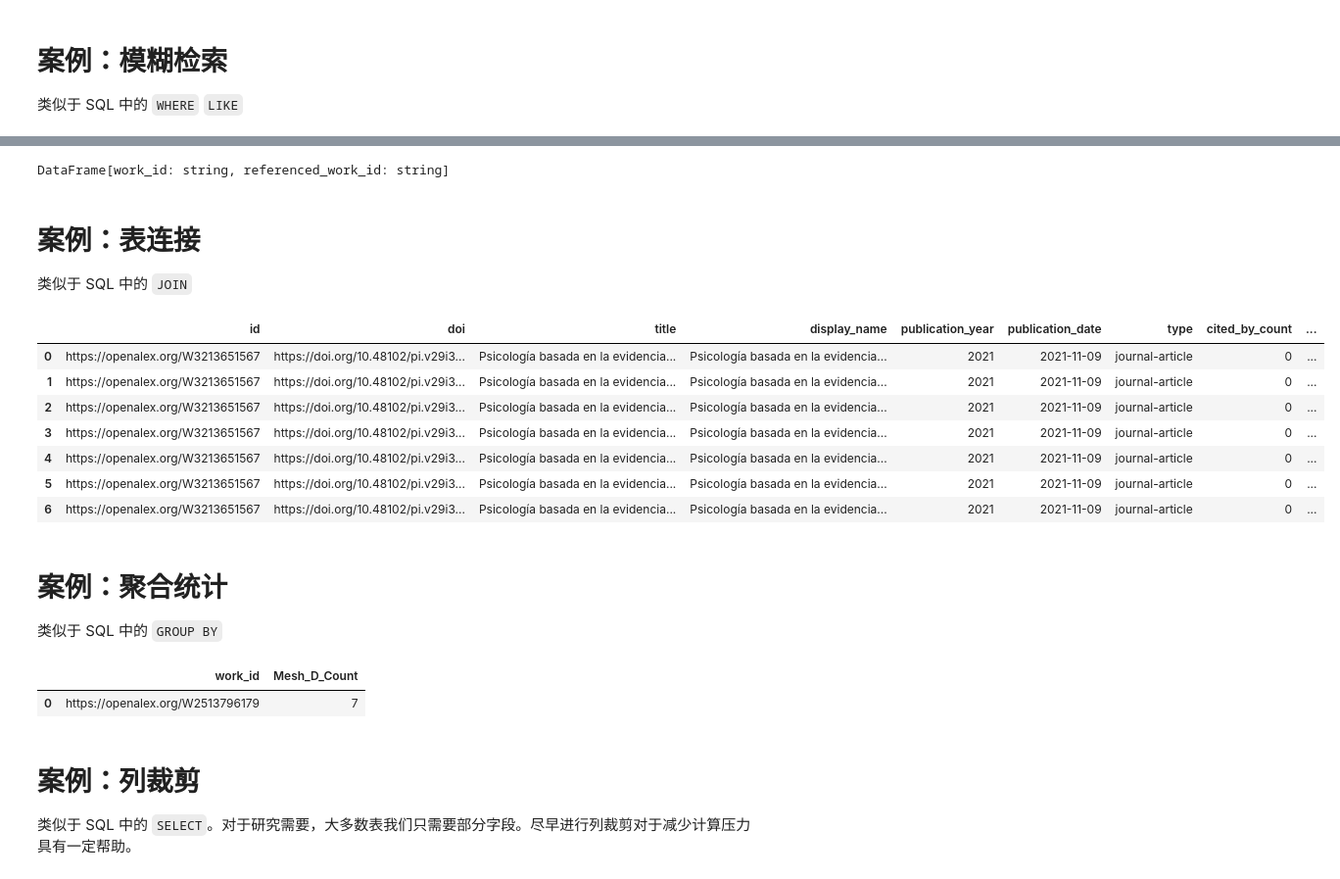
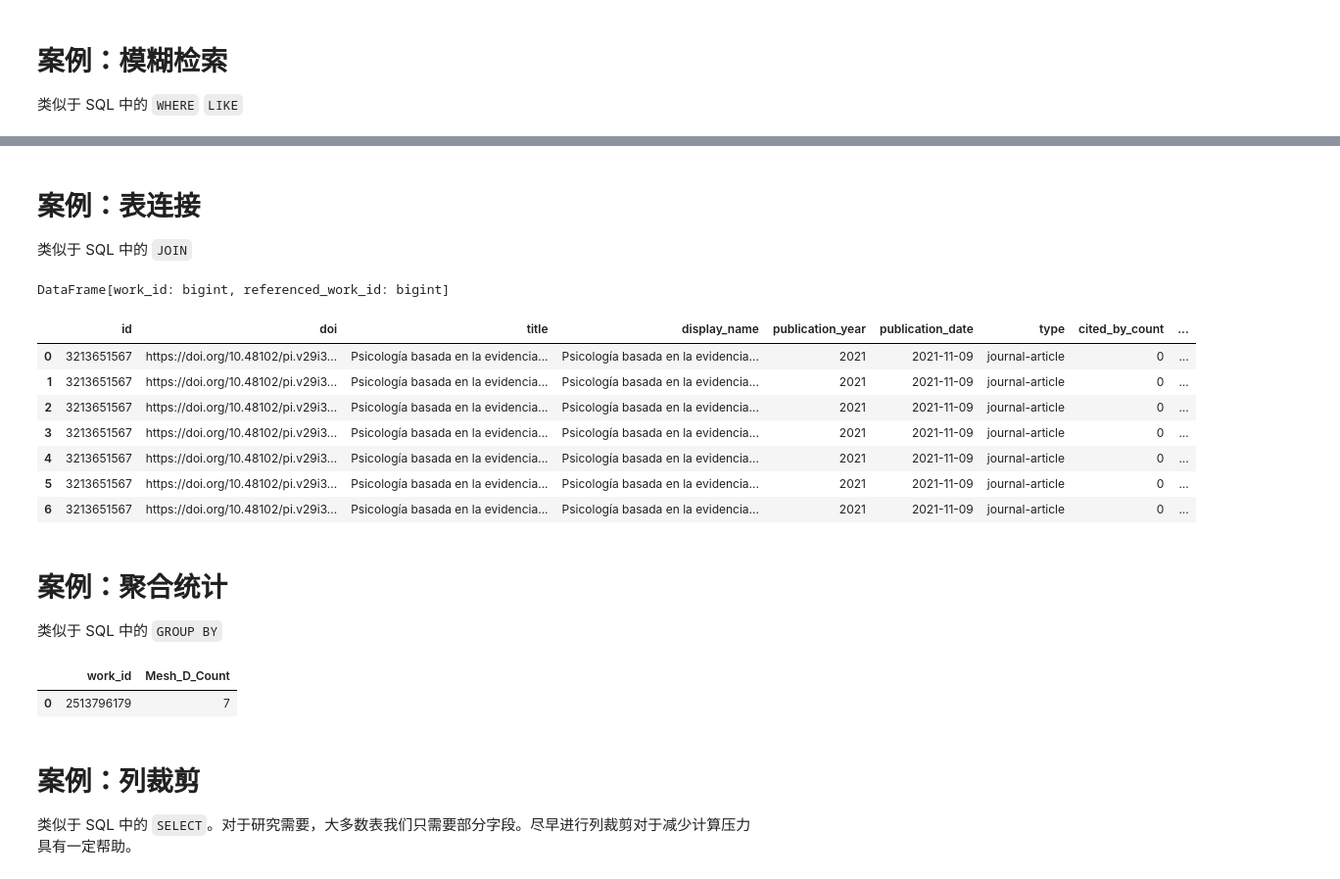
Before and after one commit to whuscity/pySparkDemo_OpenAlex, a Jupyter notebook: OpenAlexSparkTutorial.ipynb, the cells around one changed output, grey strips where cells are left out. Shown at 98% size. Cells and saved outputs as stored; diff of their text form; code cells hidden in the pictures.

```diff
--- a/OpenAlexSparkTutorial.ipynb
+++ b/OpenAlexSparkTutorial.ipynb
@@ -60,32 +62,32 @@ works
-# %%
-WorksReferencedWorks
-# %% [output]
-DataFrame[work_id: string, referenced_work_id: string]
 # %% [markdown]
 # 案例：表连接
 类似于 SQL 中的 `JOIN`
+# %%
+WorksReferencedWorks
+# %% [output]
+DataFrame[work_id: bigint, referenced_work_id: bigint]
 # %%
 # 查找文献x的前10篇引文
-selected_citations = Works.filter(Works.id=='https://openalex.org/W3213651567').join(
+selected_citations = Works.filter(Works.id==3213651567).join(
     WorksReferencedWorks, # 第一个参数：连接的表
     Works.id == WorksReferencedWorks.work_id, # 第二个参数：连接依据，where
     how = 'inner') # 第三个参数：连接方式，这里为 inner join
 selected_citations.limit(10).toPandas() # 如果没有调用 toPandas()、show()等，变量仅保留计算图，并未实际开始计算
 # %% [output]
 |  | id | doi | title | display_name | publication_year | publication_date | type | cited_by_count | ... |
-| 0 | https://openalex.org/W3213651567 | https://doi.org/10.48102/pi.v29i3... | Psicología basada en la evidencia... | Psicología basada en la evidencia... | 2021 | 2021-11-09 | journal-article | 0 | ... |
-| 1 | https://openalex.org/W3213651567 | https://doi.org/10.48102/pi.v29i3... | Psicología basada en la evidencia... | Psicología basada en la evidencia... | 2021 | 2021-11-09 | journal-article | 0 | ... |
-| 2 | https://openalex.org/W3213651567 | https://doi.org/10.48102/pi.v29i3... | Psicología basada en la evidencia... | Psicología basada en la evidencia... | 2021 | 2021-11-09 | journal-article | 0 | ... |
-| 3 | https://openalex.org/W3213651567 | https://doi.org/10.48102/pi.v29i3... | Psicología basada en la evidencia... | Psicología basada en la evidencia... | 2021 | 2021-11-09 | journal-article | 0 | ... |
-| 4 | https://openalex.org/W3213651567 | https://doi.org/10.48102/pi.v29i3... | Psicología basada en la evidencia... | Psicología basada en la evidencia... | 2021 | 2021-11-09 | journal-article | 0 | ... |
-| 5 | https://openalex.org/W3213651567 | https://doi.org/10.48102/pi.v29i3... | Psicología basada en la evidencia... | Psicología basada en la evidencia... | 2021 | 2021-11-09 | journal-article | 0 | ... |
-| 6 | https://openalex.org/W3213651567 | https://doi.org/10.48102/pi.v29i3... | Psicología basada en la evidencia... | Psicología basada en la evidencia... | 2021 | 2021-11-09 | journal-article | 0 | ... |
+| 0 | 3213651567 | https://doi.org/10.48102/pi.v29i3... | Psicología basada en la evidencia... | Psicología basada en la evidencia... | 2021 | 2021-11-09 | journal-article | 0 | ... |
+| 1 | 3213651567 | https://doi.org/10.48102/pi.v29i3... | Psicología basada en la evidencia... | Psicología basada en la evidencia... | 2021 | 2021-11-09 | journal-article | 0 | ... |
+| 2 | 3213651567 | https://doi.org/10.48102/pi.v29i3... | Psicología basada en la evidencia... | Psicología basada en la evidencia... | 2021 | 2021-11-09 | journal-article | 0 | ... |
+| 3 | 3213651567 | https://doi.org/10.48102/pi.v29i3... | Psicología basada en la evidencia... | Psicología basada en la evidencia... | 2021 | 2021-11-09 | journal-article | 0 | ... |
+| 4 | 3213651567 | https://doi.org/10.48102/pi.v29i3... | Psicología basada en la evidencia... | Psicología basada en la evidencia... | 2021 | 2021-11-09 | journal-article | 0 | ... |
+| 5 | 3213651567 | https://doi.org/10.48102/pi.v29i3... | Psicología basada en la evidencia... | Psicología basada en la evidencia... | 2021 | 2021-11-09 | journal-article | 0 | ... |
+| 6 | 3213651567 | https://doi.org/10.48102/pi.v29i3... | Psicología basada en la evidencia... | Psicología basada en la evidencia... | 2021 | 2021-11-09 | journal-article | 0 | ... |
 # %% [markdown]
 # 案例：聚合统计
 类似于 SQL 中的 `GROUP BY`
 # %%
-# 统计文献x的引文
-selected_meshes = WorksMesh.filter(WorksMesh.work_id == 'https://openalex.org/W2513796179')\
+# 统计文献x的关联mesh heading数
+selected_meshes = WorksMesh.filter(WorksMesh.work_id == 2513796179)\
                     .groupBy(WorksMesh.work_id).agg(# agg() 聚合函数
                     F.countDistinct(WorksMesh.descriptor_ui)# countDistinct为去重计数，更多函数可查看 pyspark.sql.functions 的手册
                     .alias("Mesh_D_Count"))# alias 为新生成的列指定别名
@@ -93,7 +95,7 @@ selected_meshes = WorksMesh.filter(WorksMesh.work_id == 'https://openalex.org/W2
 selected_meshes.toPandas()
 # %% [output]
 |  | work_id | Mesh_D_Count |
-| 0 | https://openalex.org/W2513796179 | 7 |
+| 0 | 2513796179 | 7 |
 # %% [markdown]
 # 案例：列裁剪
 类似于 SQL 中的 `SELECT`。对于研究需要，大多数表我们只需要部分字段。尽早进行列裁剪对于减少计算压力具有一定帮助。
```
Also changed, not shown: parts of 6 cells of this notebook.
